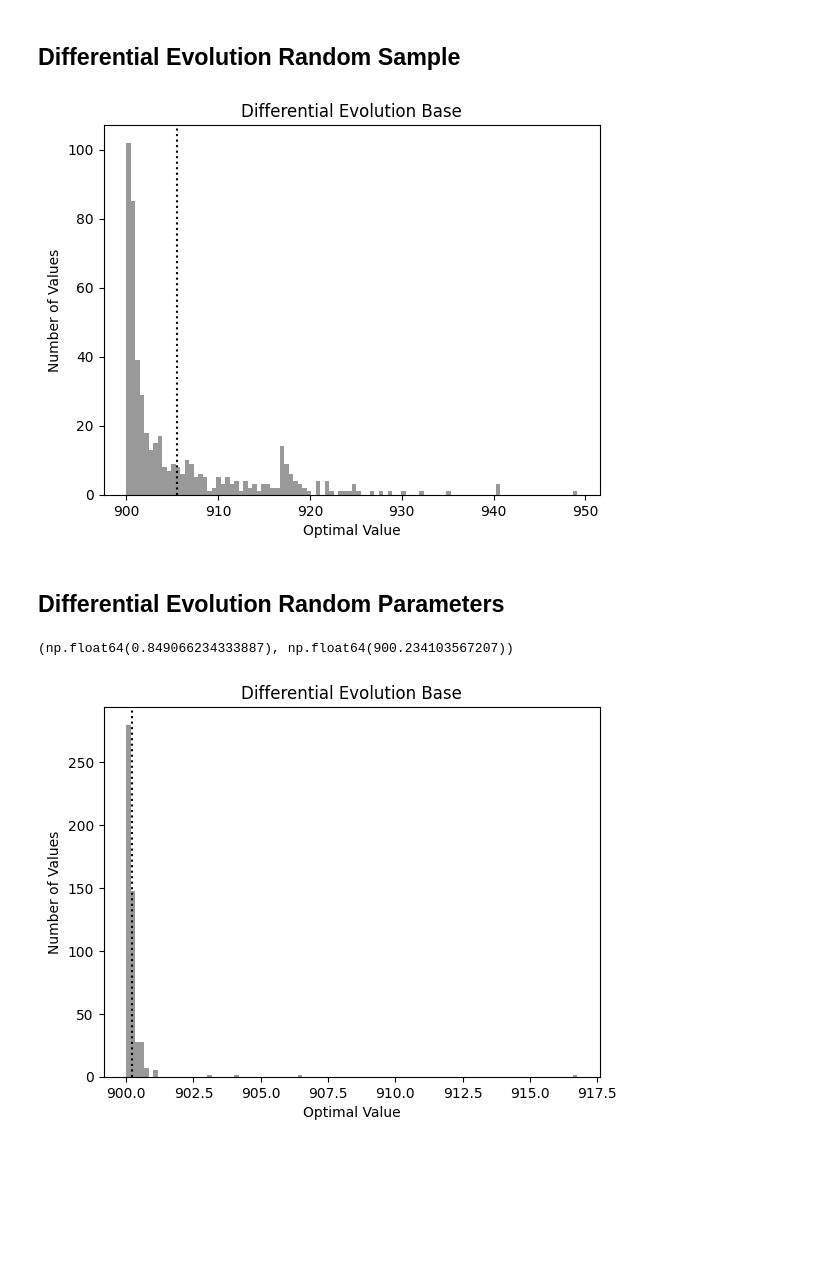
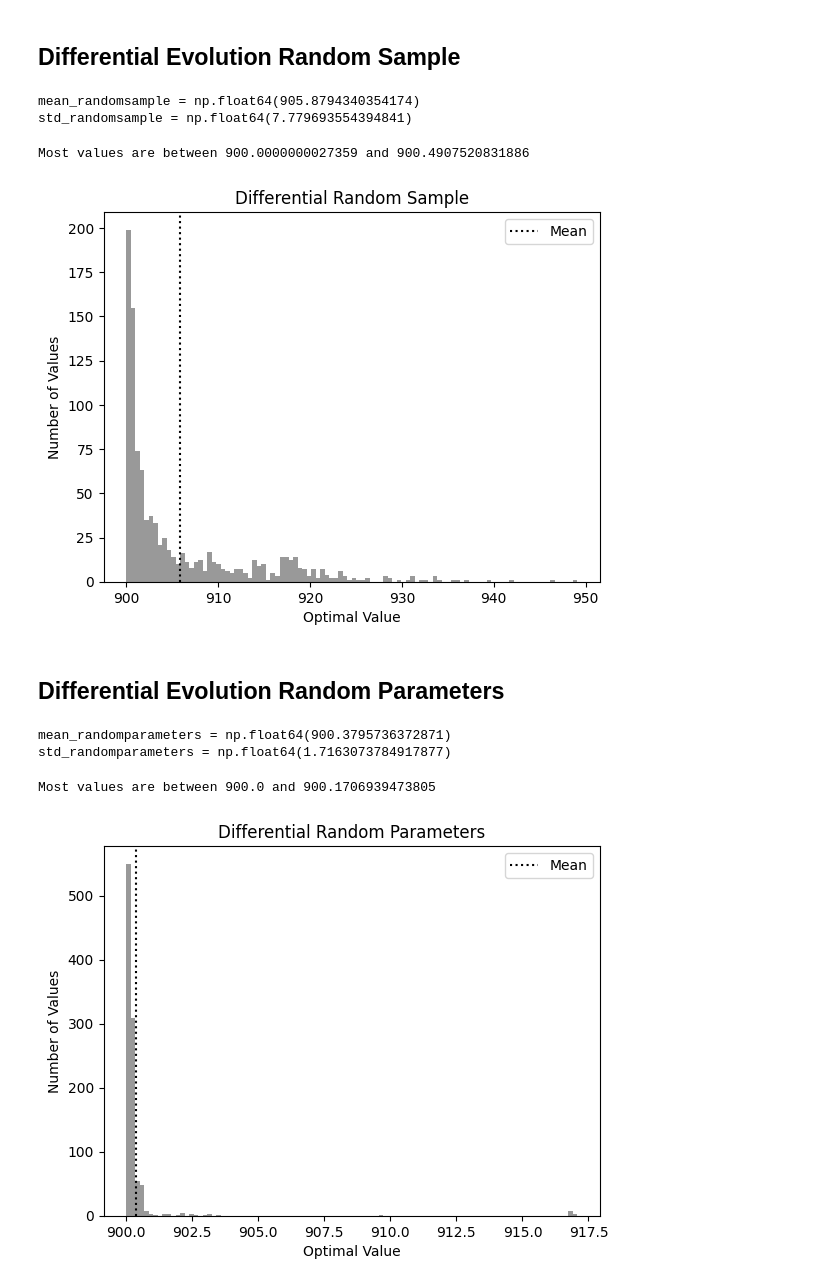
Before and after one commit to alexisuaguilaru/MetaPy, a Jupyter notebook: Testing/test_ComparisonDifferentialEvolution.ipynb, the cells around one changed output. Cells and saved outputs as stored; diff of their text form; code cells hidden in the pictures; blank space fills up the shorter version.

```diff
--- a/Testing/test_ComparisonDifferentialEvolution.ipynb
+++ b/Testing/test_ComparisonDifferentialEvolution.ipynb
@@ -88,7 +100,13 @@ mean_randomsample , std_randomsample , results_randomsample = StatisticsOptimize
+# %%
+print(f'{mean_randomsample = }\n{std_randomsample = }')
+# %% [output]
+mean_randomsample = np.float64(905.8794340354174)
+std_randomsample = np.float64(7.779693554394841)
 # %%
-PlotOptimalsRestuls(results_randomsample,mean_randomsample,'Differential Evolution Base',binsHisogram=100)
+PlotOptimalsRestuls(results_randomsample,mean_randomsample,'Differential Random Sample',binsHisogram=100)
 # %% [output]
+Most values are between 900.0000000027359 and 900.4907520831886
-[figure, old version]
+[figure, new version]
 # %% [markdown]
 ## Differential Evolution Random Parameters
 # %%
@@ -106,12 +124,14 @@ kwargsOptimizer_randomparameters = {
     'populationSize': 50
 }
 # %%
-mean_randomparameters , std_randomparameters , results_randomparameters = StatisticsOptimizer(DiffEvol_randomparameters,kwargsOptimizer=kwargsOptimizer_randomparameters,numberRuns=500,process=12)
+mean_randomparameters , std_randomparameters , results_randomparameters = StatisticsOptimizer(DiffEvol_randomparameters,kwargsOptimizer=kwargsOptimizer_randomparameters,numberRuns=1000,process=16)
-# %%
-std_randomparameters , mean_randomparameters
-# %% [output]
-(np.float64(0.849066234333887), np.float64(900.234103567207))
+# %%
+print(f'{mean_randomparameters = }\n{std_randomparameters = }')
+# %% [output]
+mean_randomparameters = np.float64(900.3795736372871)
+std_randomparameters = np.float64(1.7163073784917877)
 # %%
-PlotOptimalsRestuls(results_randomparameters,mean_randomparameters,'Differential Evolution Base',binsHisogram=100)
+PlotOptimalsRestuls(results_randomparameters,mean_randomparameters,'Differential Random Parameters',binsHisogram=100)
 # %% [output]
+Most values are between 900.0 and 900.1706939473805
-[figure, old version]
+[figure, new version]
```
Also changed, not shown: parts of 7 cells of this notebook.
